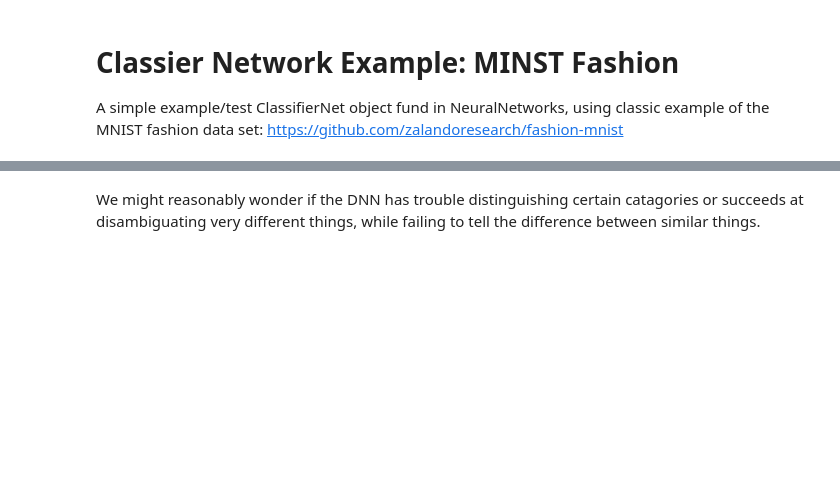
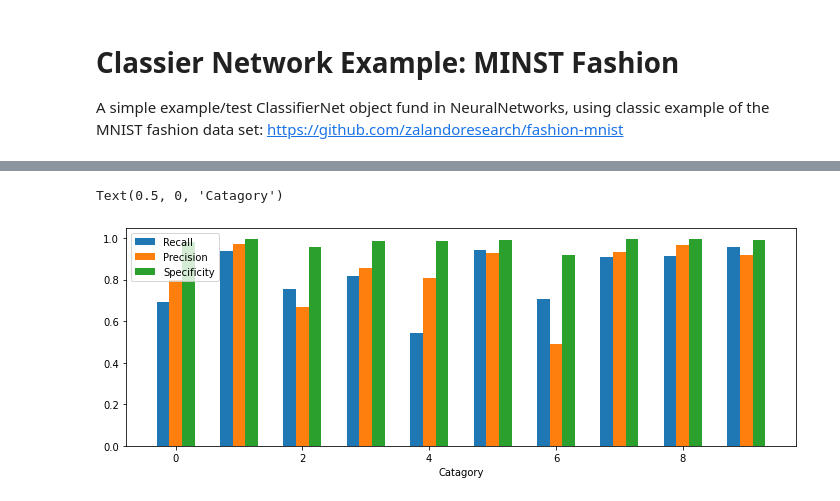
Before and after one commit to joraso/Karn, a Jupyter notebook: Notebooks/SimpleClassifier_MINSTfashion.ipynb, the cells around one changed output, grey strips where cells are left out. Saved outputs shown, nothing was run; the diff lists cells and outputs as text; code cells hidden in the pictures; blank space fills up the shorter version.

```diff
--- a/Notebooks/SimpleClassifier_MINSTfashion.ipynb
+++ b/Notebooks/SimpleClassifier_MINSTfashion.ipynb
@@ -73,2 +69,12 @@ for j in range(4):
-# %% [markdown]
-We might reasonably wonder if the DNN has trouble distinguishing certain catagories or succeeds at disambiguating very different things, while failing to tell the difference between similar things.
+# %%
+# Let's take a look at the error metrics for catagorization
+acc, rec, prec, spec = net.score(xtest, ytest, averaged=False)
+x = np.linspace(0,9,num=10)
+fig = plt.figure(figsize=(12,4))
+plt.bar(x-0.2, rec, width=0.2, label="Recall")
+plt.bar(x, prec, width=0.2, label="Precision")
+plt.bar(x+0.2, spec, width=0.2, label="Specificity")
+plt.legend(); plt.xlabel("Catagory")
+# %% [output]
+Text(0.5, 0, 'Catagory')
+[figure, added]
```
Also changed, not shown: parts of 8 cells of this notebook.
